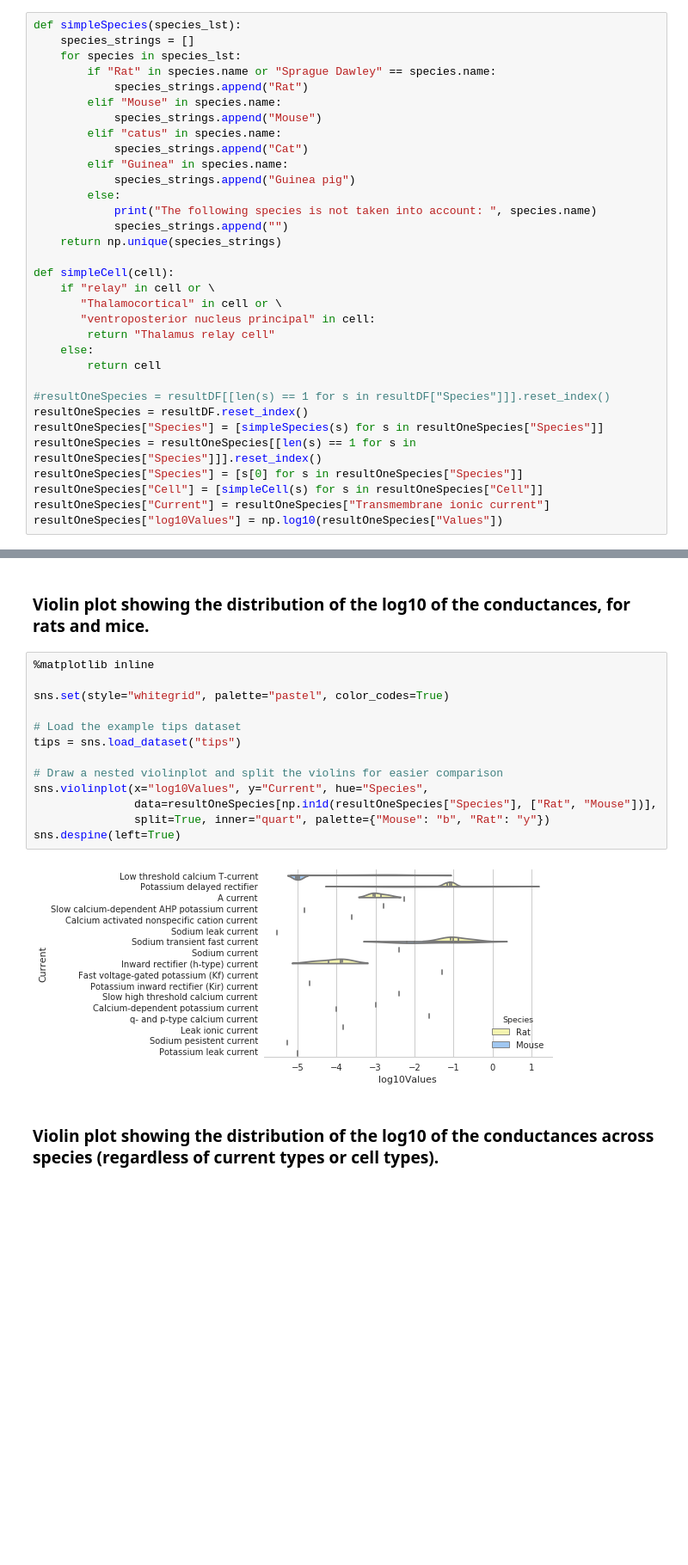
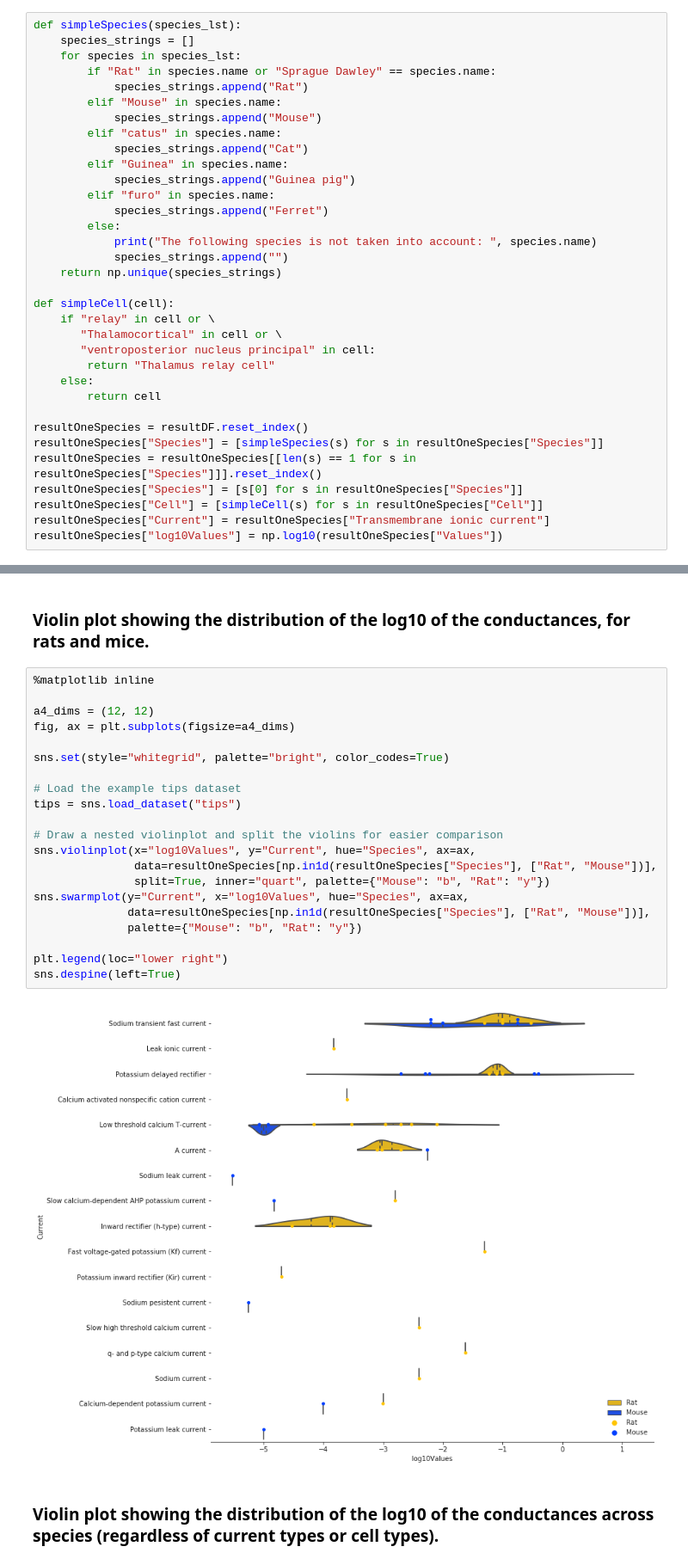
Before and after one commit to BlueBrain/nat, a Jupyter notebook: notebooks/Analysis_conductances.ipynb, the cells around one changed output, grey strips where cells are left out. Shown at 86% size. Drawn from its saved outputs; the diff is of its cells as text; blank space fills up the shorter version.

```diff
--- a/notebooks/Analysis_conductances.ipynb
+++ b/notebooks/Analysis_conductances.ipynb
@@ -84,6 +82,8 @@ def simpleSpecies(species_lst):
             species_strings.append("Cat")
         elif "Guinea" in species.name:
             species_strings.append("Guinea pig")
+        elif "furo" in species.name:
+            species_strings.append("Ferret")
         else:
             print("The following species is not taken into account: ", species.name)
             species_strings.append("")
@@ -97,7 +97,6 @@ def simpleCell(cell):
     else:
         return cell
 
-#resultOneSpecies = resultDF[[len(s) == 1 for s in resultDF["Species"]]].reset_index()
 resultOneSpecies = resultDF.reset_index()
 resultOneSpecies["Species"] = [simpleSpecies(s) for s in resultOneSpecies["Species"]]
 resultOneSpecies = resultOneSpecies[[len(s) == 1 for s in resultOneSpecies["Species"]]].reset_index()
@@ -156,18 +155,26 @@ OLS Regression Results
 # %%
 %matplotlib inline
 
-sns.set(style="whitegrid", palette="pastel", color_codes=True)
+a4_dims = (12, 12)
+fig, ax = plt.subplots(figsize=a4_dims)
+
+sns.set(style="whitegrid", palette="bright", color_codes=True)
 
 # Load the example tips dataset
 tips = sns.load_dataset("tips")
 
 # Draw a nested violinplot and split the violins for easier comparison
-sns.violinplot(x="log10Values", y="Current", hue="Species",
+sns.violinplot(x="log10Values", y="Current", hue="Species", ax=ax,
                data=resultOneSpecies[np.in1d(resultOneSpecies["Species"], ["Rat", "Mouse"])],
                split=True, inner="quart", palette={"Mouse": "b", "Rat": "y"})
+sns.swarmplot(y="Current", x="log10Values", hue="Species", ax=ax,
+              data=resultOneSpecies[np.in1d(resultOneSpecies["Species"], ["Rat", "Mouse"])],
+              palette={"Mouse": "b", "Rat": "y"})
+
+plt.legend(loc="lower right")
 sns.despine(left=True)
 # %% [output]
-[figure, old version]
+[figure, new version]
 # %% [markdown]
 ### Violin plot showing the distribution of the log10 of the conductances across species (regardless of current types or cell types).
 # %%
```
Also changed, not shown: parts of 12 cells of this notebook, 10 other files.
